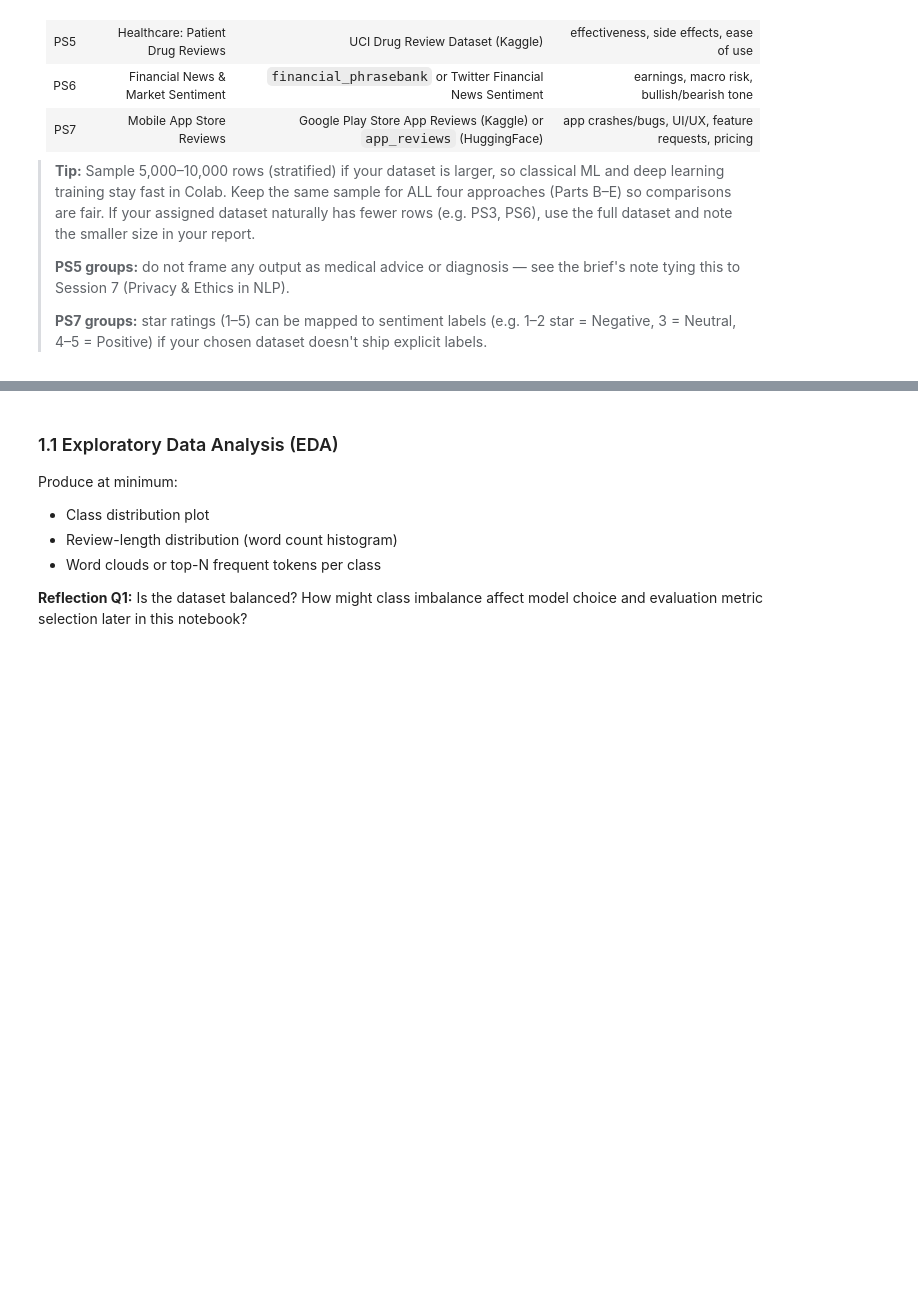
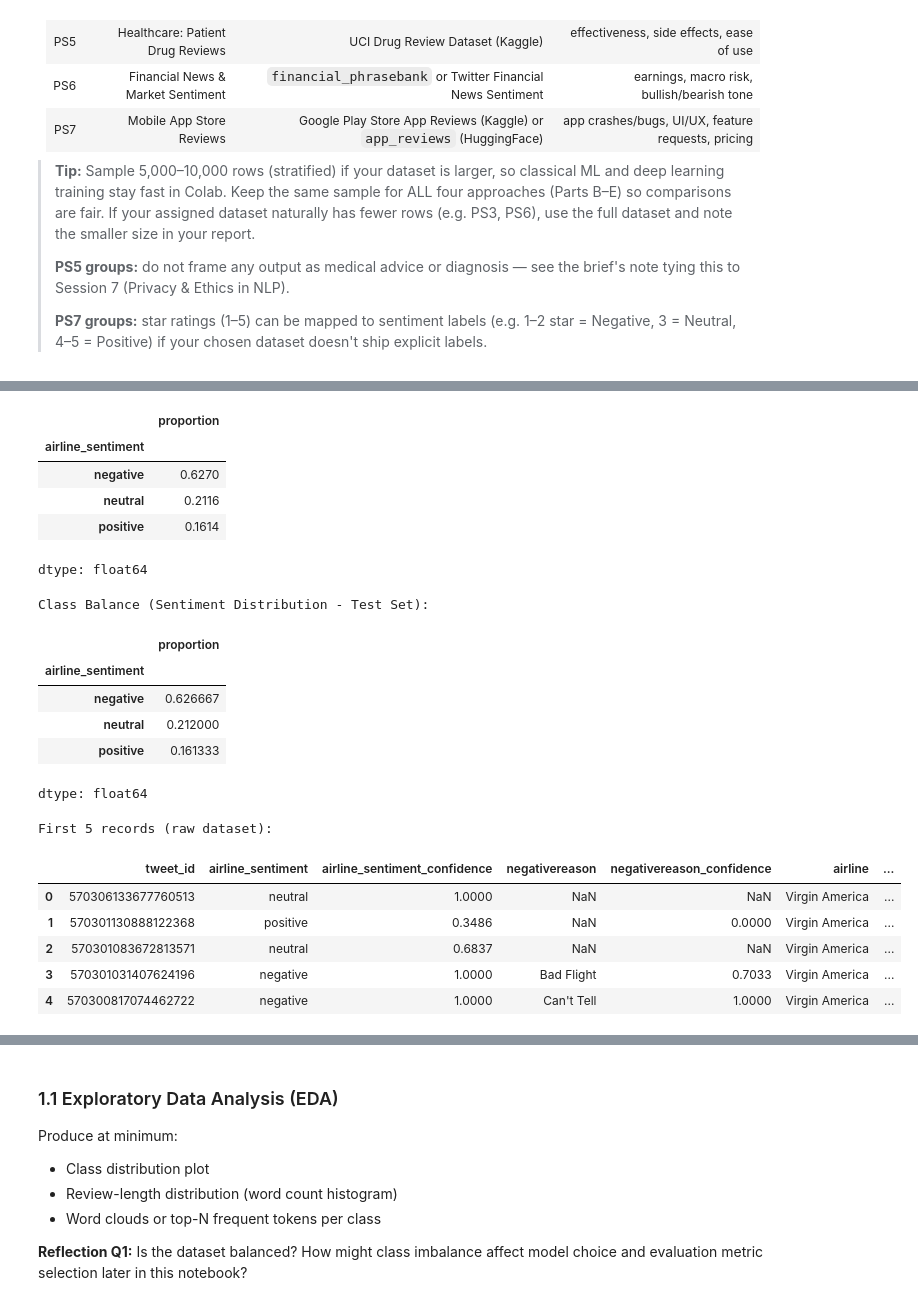
Before and after one commit to AvikRaj/sentiment-analysis-airtravel, a Jupyter notebook: sentiment-analysis.ipynb, the cells around one changed output, grey strips where cells are left out. Drawn from its saved outputs; the diff is of its cells as text; code cells hidden in the pictures; blank space fills up the shorter version.

```diff
--- a/sentiment-analysis.ipynb
+++ b/sentiment-analysis.ipynb
@@ -92,35 +98,63 @@ anything else — the TA will cross-check this against the group allocation list
 > Negative, 3 = Neutral, 4–5 = Positive) if your chosen dataset doesn't ship explicit labels.
 # %%
 # Set the path to the file you'd like to load
-file_path = "airline-tweets.csv"
+file_path = "Tweets.csv" # Changed from "airline-tweets.csv" to "Tweets.csv"
 
 # Load the latest version
-raw = kagglehub.load_dataset(
+raw = kagglehub.dataset_load(
   KaggleDatasetAdapter.PANDAS,
   "crowdflower/twitter-airline-sentiment",
-  file_path,
-  # Provide any additional arguments like
-  # sql_query or pandas_kwargs. See the
-  # documenation for more information:
-  # https://github.com/Kaggle/kagglehub/blob/main/README.md#kaggledatasetadapterpandas
+  file_path
 )
 
-train_df = pd.DataFrame(raw["train"]).sample(5000, random_state=42).reset_index(drop=True)
-test_df  = pd.DataFrame(raw["test"]).sample(1500, random_state=42).reset_index(drop=True)
+# Perform a train-test split on the raw DataFrame
+# Assuming 'airline_sentiment' is the target column for stratification
+
+X = raw.drop('airline_sentiment', axis=1)
+y = raw['airline_sentiment']
+
+# First split to create full train and test sets, stratified
+X_train_full, X_test_full, y_train_full, y_test_full = train_test_split(X, y, test_size=0.2, random_state=42, stratify=y)
+
+train_df_full = pd.concat([X_train_full, y_train_full], axis=1)
+test_df_full = pd.concat([X_test_full, y_test_full], axis=1)
+
+# Sample 5000-10000 rows from the training set, stratified by class
+# If the full dataset is small, use the entire dataset. PS3 dataset has 14640 rows, so sampling is appropriate.
+
+train_sample_size = min(10000, len(train_df_full)) # Ensure not to sample more than available
+test_sample_size = min(1500, len(test_df_full)) # Keep test set smaller for faster iteration
+
+# Use train_test_split again for stratified subsampling from the _full dataframes
+# We take the 'training' part of the split as our desired sample
+train_df, _ = train_test_split(train_df_full, train_size=train_sample_size, random_state=42, stratify=train_df_full['airline_sentiment'])
+test_df, _ = train_test_split(test_df_full, train_size=test_sample_size, random_state=42, stratify=test_df_full['airline_sentiment'])
+
+print(f"Original dataset shape: {raw.shape}")
+print(f"Train DataFrame shape: {train_df.shape}")
+print(f"Test DataFrame shape: {test_df.shape}")
 
 # Print shape, class balance, and a few sample rows
 # Display the total number of rows and columns
-print(f"Dataset Shape: {raw.shape}")
+print(f"\nDataset Shape (raw): {raw.shape}")
 print("-" * 30)
 
-# Print class balance
-print("\nClass Balance (Sentiment Distribution):")
+# Print class balance for the full raw dataset
+print("\nClass Balance (Sentiment Distribution - Full Dataset):")
 display(raw['airline_sentiment'].value_counts(normalize=True))
 
-# Display the first 5 rows to understand the feature formats
-print("First 5 records:")
+# Print class balance for the training and testing sets to show stratification
+print("\nClass Balance (Sentiment Distribution - Training Set):")
+display(train_df['airline_sentiment'].value_counts(normalize=True))
+
+print("\nClass Balance (Sentiment Distribution - Test Set):")
+display(test_df['airline_sentiment'].value_counts(normalize=True))
+
+# Display the first 5 records of the full raw dataset to understand the feature formats
+print("\nFirst 5 records (raw dataset):")
 display(raw.head())
 
-# Display data types and non-null counts to identify missing values
-print("Data set Info:")
+# Display data types and non-null counts to identify missing values for the raw dataset
+print("\nData set Info (raw dataset):")
 raw.info()
+# %% [output]
@@ -126,0 +177,20 @@ raw.info()
+|  | proportion |
+| airline_sentiment |  |
+| negative | 0.6270 |
+| neutral | 0.2116 |
+| positive | 0.1614 |
+dtype: float64
+Class Balance (Sentiment Distribution - Test Set):
+|  | proportion |
+| airline_sentiment |  |
+| negative | 0.626667 |
+| neutral | 0.212000 |
+| positive | 0.161333 |
+dtype: float64
+First 5 records (raw dataset):
+|  | tweet_id | airline_sentiment | airline_sentiment_confidence | negativereason | negativereason_confidence | airline | ... |
+| 0 | 570306133677760513 | neutral | 1.0000 | NaN | NaN | Virgin America | ... |
+| 1 | 570301130888122368 | positive | 0.3486 | NaN | 0.0000 | Virgin America | ... |
+| 2 | 570301083672813571 | neutral | 0.6837 | NaN | NaN | Virgin America | ... |
+| 3 | 570301031407624196 | negative | 1.0000 | Bad Flight | 0.7033 | Virgin America | ... |
+| 4 | 570300817074462722 | negative | 1.0000 | Can't Tell | 1.0000 | Virgin America | ... |
```
Also changed, not shown: parts of 9 cells of this notebook.
